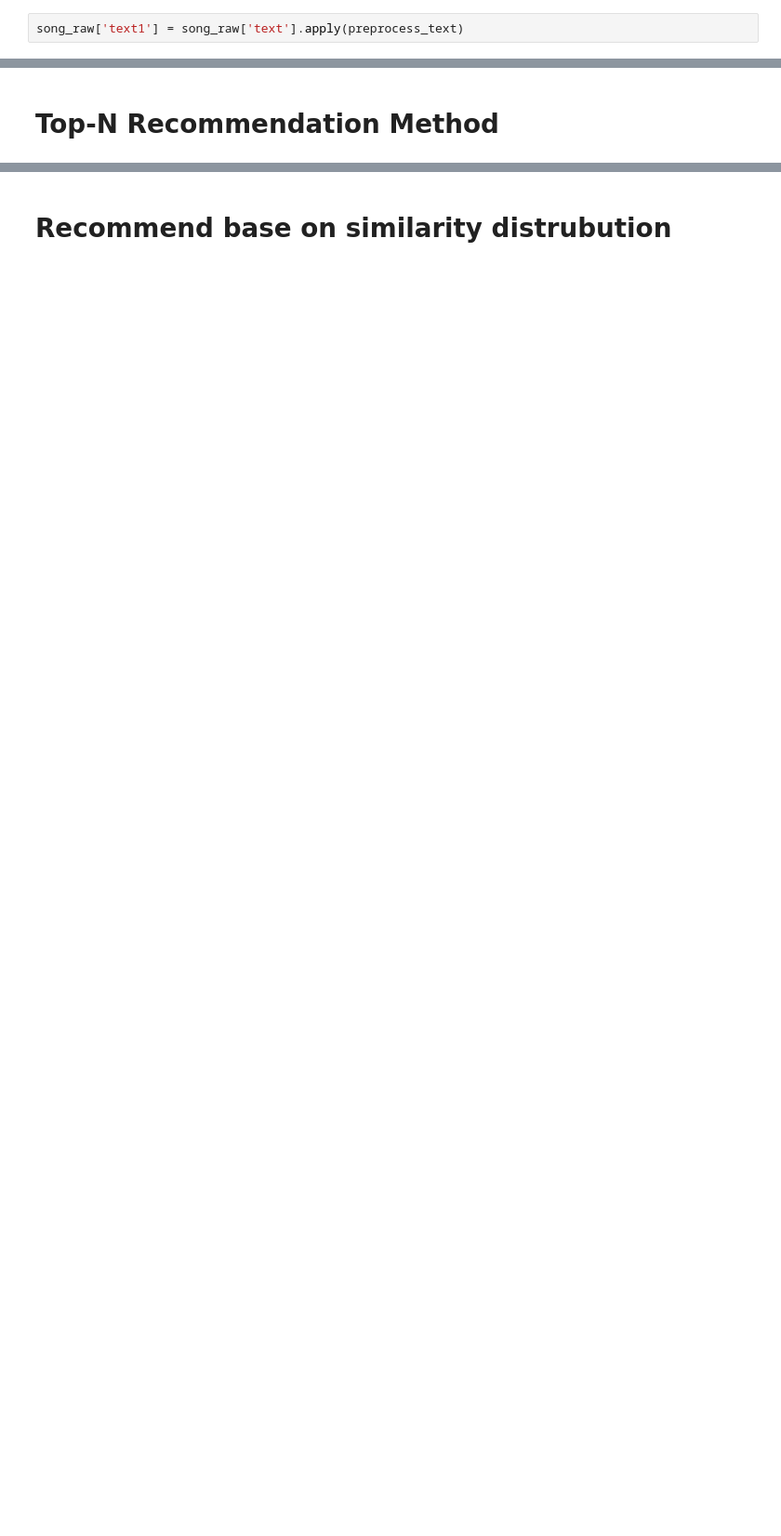
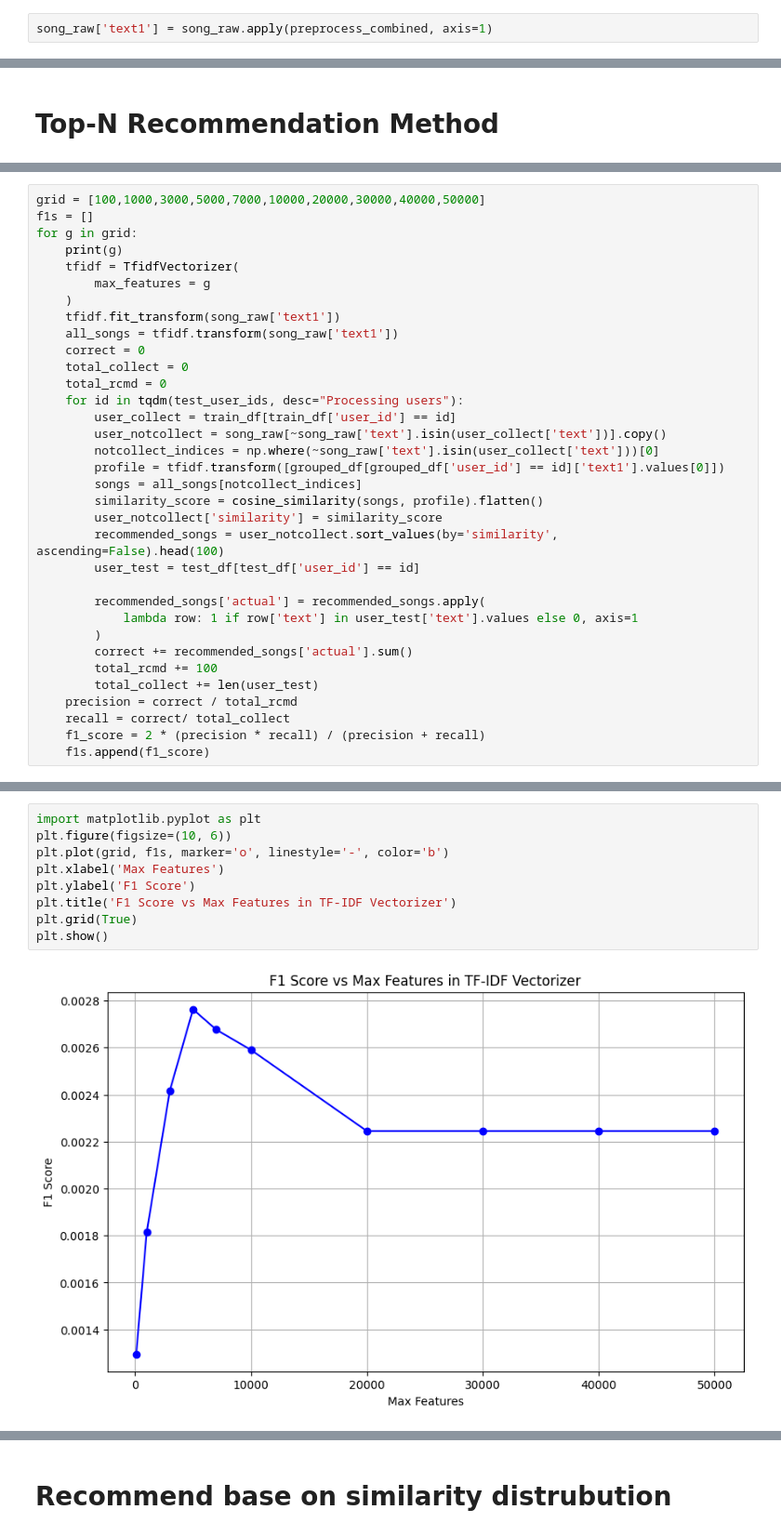
Before and after one commit to llors-chen/music9727, a Jupyter notebook: recomm1.ipynb, the cells around one changed output, grey strips where cells are left out. Shown: that part at 93% size. Drawn from its saved outputs; the diff is of its cells as text; blank space fills up the shorter version.

```diff
--- a/recomm1.ipynb
+++ b/recomm1.ipynb
@@ -90,7 +96,7 @@ def preprocess_text(text):
 [nltk_data]     C:\Users\11580\AppData\Roaming\nltk_data...
 [nltk_data]   Package punkt is already up-to-date!
 # %%
-song_raw['text1'] = song_raw['text'].apply(preprocess_text)
+song_raw['text1'] = song_raw.apply(preprocess_combined, axis=1)
 # %%
 from sklearn.model_selection import train_test_split
 from tqdm import tqdm
@@ -309,0 +191,34 @@ F1-Score: 0.0022947998196943
+# %%
+grid = [100,1000,3000,5000,7000,10000,20000,30000,40000,50000]
+f1s = []
+for g in grid:
+    print(g)
+    tfidf = TfidfVectorizer(
+        max_features = g
+    )
+    tfidf.fit_transform(song_raw['text1'])
+    all_songs = tfidf.transform(song_raw['text1'])
+    correct = 0
+    total_collect = 0
+    total_rcmd = 0
+    for id in tqdm(test_user_ids, desc="Processing users"):
+        user_collect = train_df[train_df['user_id'] == id]
+        user_notcollect = song_raw[~song_raw['text'].isin(user_collect['text'])].copy()
+        notcollect_indices = np.where(~song_raw['text'].isin(user_collect['text']))[0]
+        profile = tfidf.transform([grouped_df[grouped_df['user_id'] == id]['text1'].values[0]])
+        songs = all_songs[notcollect_indices]
+        similarity_score = cosine_similarity(songs, profile).flatten()
+        user_notcollect['similarity'] = similarity_score
+        recommended_songs = user_notcollect.sort_values(by='similarity', ascending=False).head(100)
+        user_test = test_df[test_df['user_id'] == id]
+
+        recommended_songs['actual'] = recommended_songs.apply(
+            lambda row: 1 if row['text'] in user_test['text'].values else 0, axis=1
+        )
+        correct += recommended_songs['actual'].sum()
+        total_rcmd += 100
+        total_collect += len(user_test)
+    precision = correct / total_rcmd
+    recall = correct/ total_collect
+    f1_score = 2 * (precision * recall) / (precision + recall)
+    f1s.append(f1_score)
@@ -309,0 +236,11 @@ F1-Score: 0.0022947998196943
+# %%
+import matplotlib.pyplot as plt
+plt.figure(figsize=(10, 6))
+plt.plot(grid, f1s, marker='o', linestyle='-', color='b')
+plt.xlabel('Max Features')
+plt.ylabel('F1 Score')
+plt.title('F1 Score vs Max Features in TF-IDF Vectorizer')
+plt.grid(True)
+plt.show()
+# %% [output]
+[figure, added]
```
Also changed, not shown: parts of 51 cells of this notebook, 1 other file.
